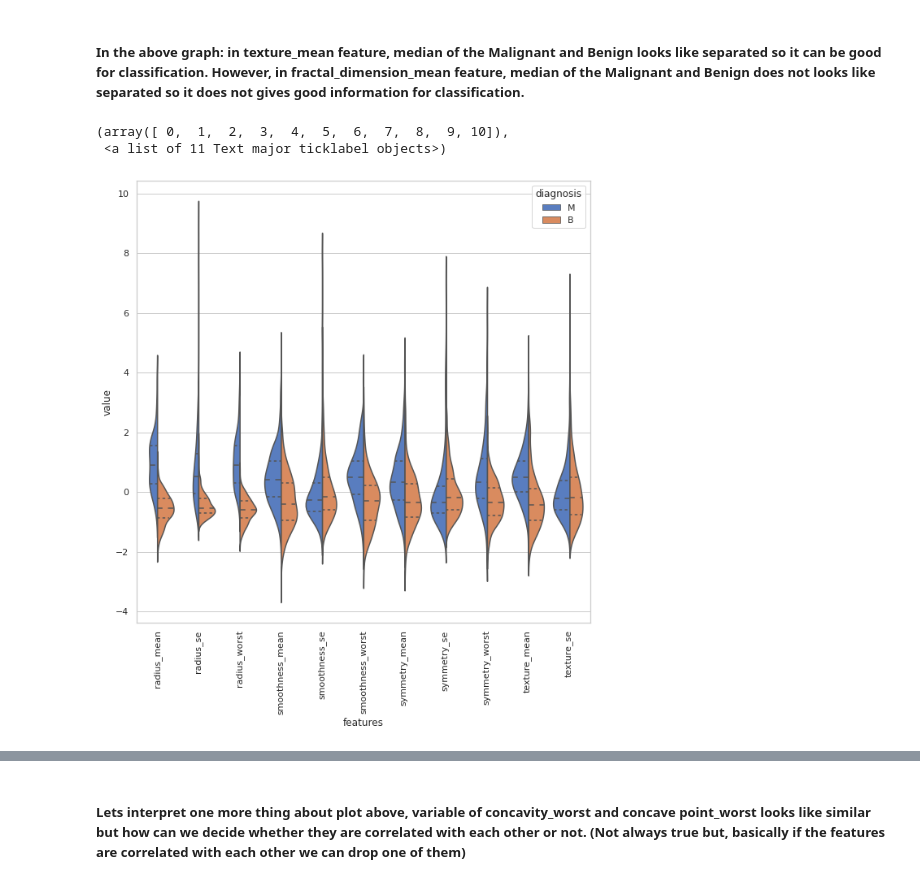
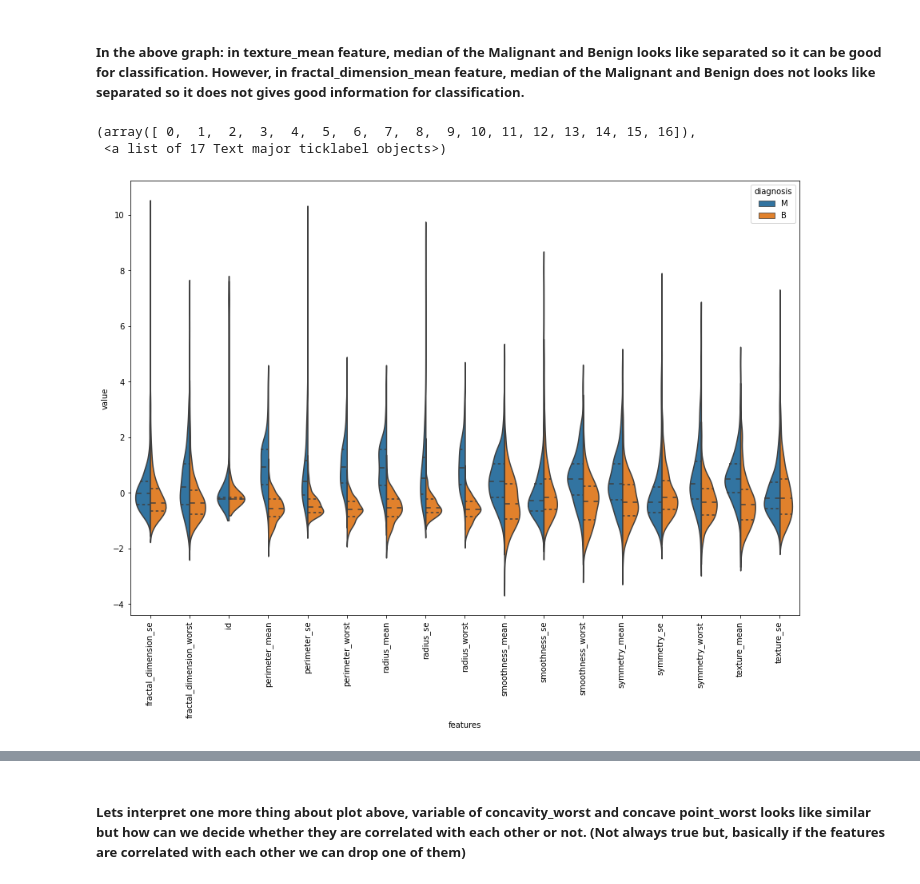
Before and after one commit to amansaxna/BreastCancer, a Jupyter notebook: Copy_of_wdbc_v3.ipynb, the cells around one changed output, grey strips where cells are left out. Drawn from its saved outputs; the diff is of its cells as text; code cells hidden in the pictures.

```diff
--- a/Copy_of_wdbc_v3.ipynb
+++ b/Copy_of_wdbc_v3.ipynb
@@ -135,27 +133,26 @@ plt.xticks(rotation=90)
 ##### In the above graph:  in texture_mean feature, median of the Malignant and Benign looks like separated so it can be good for classification. However, in fractal_dimension_mean feature, median of the Malignant and Benign does not looks like separated so it does not gives good information for classification.
 # %%
 # Second ten features
-#data = pd.concat([y,data_n_2.iloc[:,11:20]],axis=1)
-
-#data = pd.melt(data,id_vars="diagnosis",
-#                    var_name="features",
-#                    value_name='value')
-#plt.figure(figsize=(10,10))
-#sns.violinplot(x="features", y="value", hue="diagnosis", data=data,split=True, inner="quart")
-#plt.xticks(rotation=90)
+data = pd.concat([y,data_n_2.iloc[:,14:31]],axis=1)
+data = pd.melt(data,id_vars="diagnosis",
+                    var_name='features',
+                    value_name="value")
+plt.figure(figsize=(15,10))
+sns.violinplot(x="features", y="value", hue="diagnosis", data=data,split=True, inner="quart")
+plt.xticks(rotation=90)
+# %% [output]
+(array([ 0,  1,  2,  3,  4,  5,  6,  7,  8,  9, 10, 11, 12, 13, 14, 15, 16]),
+ <a list of 17 Text major ticklabel objects>)
+[figure, added]
 # %%
-# Second ten features
-data = pd.concat([y,data_n_2.iloc[:,20:31]],axis=1)
-data = pd.melt(data,id_vars="diagnosis",
-                    var_name="features",
-                    value_name='value')
-plt.figure(figsize=(10,10))
-sns.violinplot(x="features", y="value", hue="diagnosis", data=data,split=True, inner="quart")
-plt.xticks(rotation=90)
+# third ten features
+#data = pd.concat([y,data_n_2.iloc[:,12:13]],axis=1)
+#data = pd.melt(data,id_vars="diagnosis",
+#                    var_name="features",
+#                    value_name='value')
+#plt.figure(figsize=(10,10))
+#sns.violinplot(x="features", y="value", hue="diagnosis", data=data,split=True, inner="quart")
+#plt.xticks(rotation=90)
-# %% [output]
-(array([ 0,  1,  2,  3,  4,  5,  6,  7,  8,  9, 10]),
- <a list of 11 Text major ticklabel objects>)
-[figure, removed]
 # %%
 # As an alternative of violin plot, box plot can be used
 # box plots are also useful in terms of seeing outliers
```
Also changed, not shown: parts of 14 cells of this notebook.
